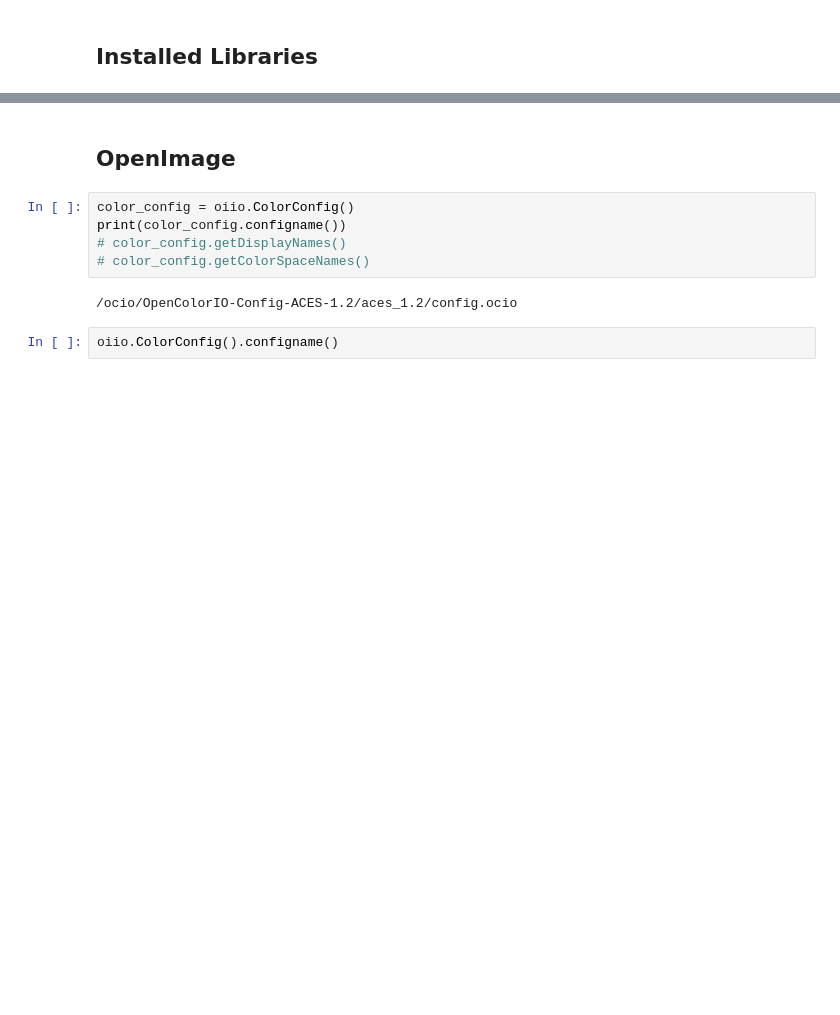
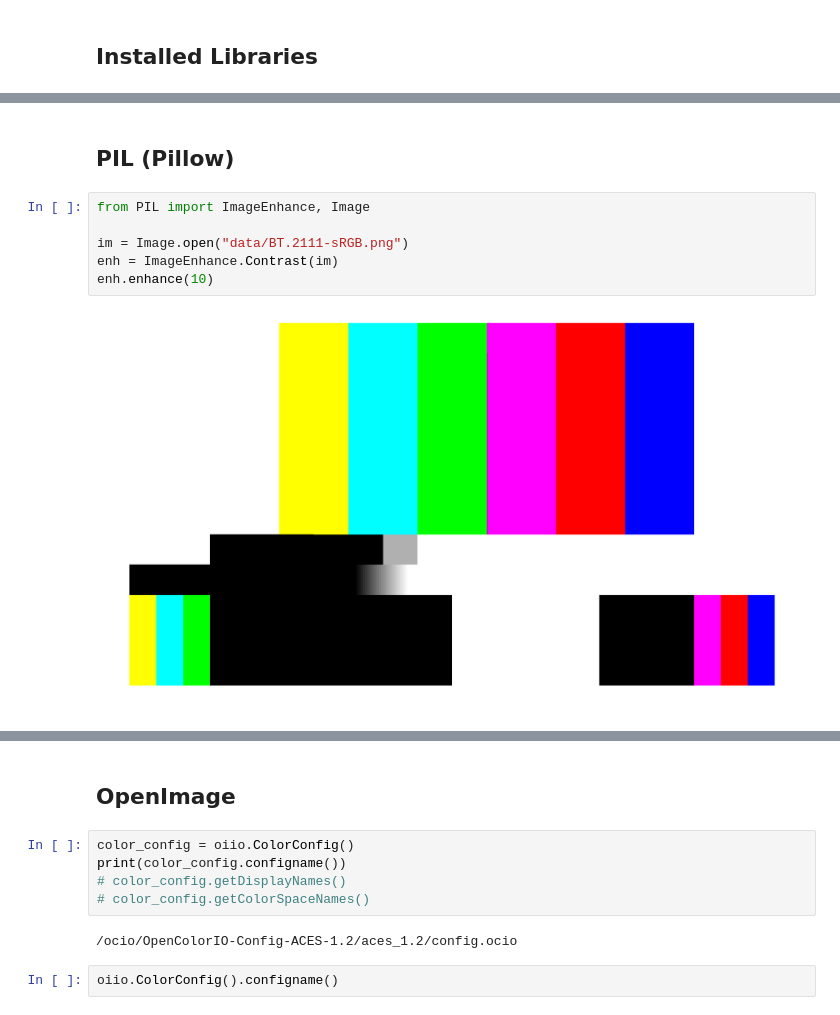
Before and after one commit to JakeGWater/JLab, a Jupyter notebook: jupyter/Overview.ipynb, the cells around one changed output, grey strips where cells are left out. Drawn from its saved outputs; the diff is of its cells as text; blank space fills up the shorter version.

```diff
--- a/jupyter/Overview.ipynb
+++ b/jupyter/Overview.ipynb
@@ -8,3 +16,13 @@ import numpy as np
 import scipy
 
 import jlab
+# %% [markdown]
+## PIL (Pillow)
+# %%
+from PIL import ImageEnhance, Image
+
+im = Image.open("data/BT.2111-sRGB.png")
+enh = ImageEnhance.Contrast(im)
+enh.enhance(10)
+# %% [output]
+[figure, added]
```
Also changed, not shown: parts of 5 cells of this notebook.
